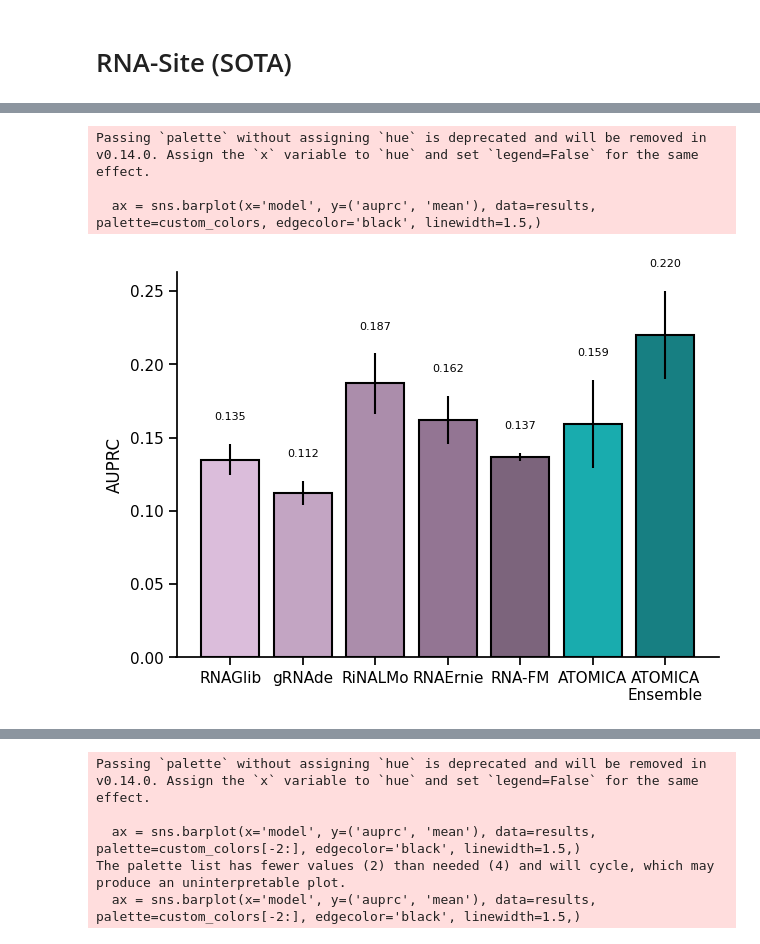
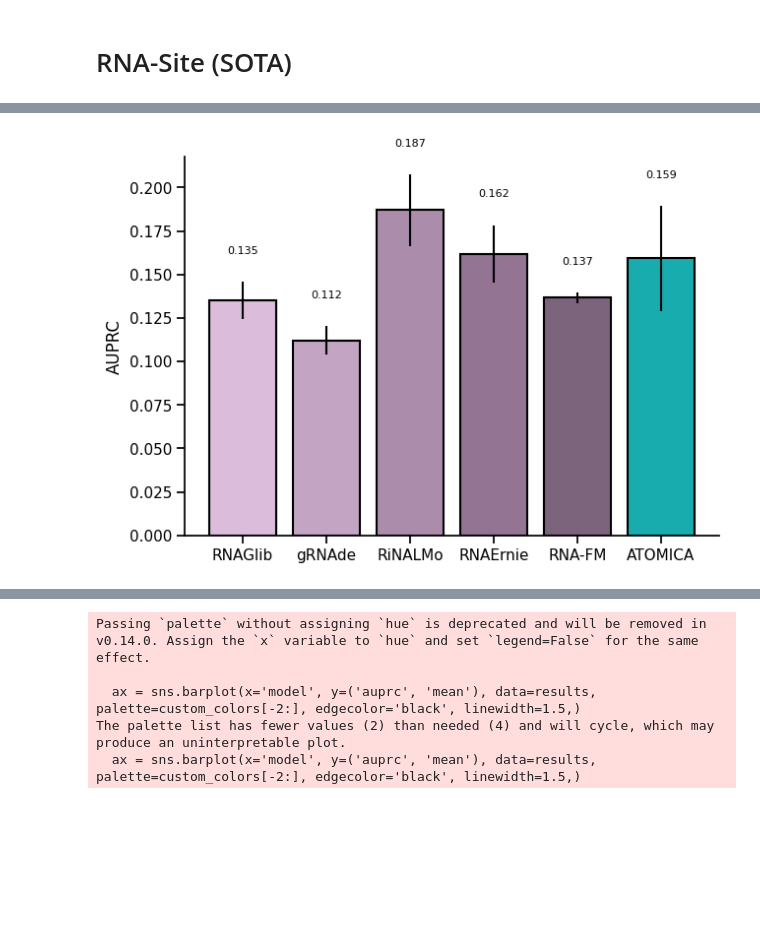
Before and after one commit to mims-harvard/ATOMICA, a Jupyter notebook: case_studies/rnaglib_tasks/inference.ipynb, the cells around one changed output, grey strips where cells are left out. Drawn from its saved outputs; the diff is of its cells as text; code cells hidden in the pictures; blank space fills up the shorter version.

Commit message:
updated results

```diff
--- a/case_studies/rnaglib_tasks/inference.ipynb
+++ b/case_studies/rnaglib_tasks/inference.ipynb
@@ -650,7 +835,7 @@ np.sum(np.logical_and(rnafm_tp==False, atomica_tp)), len(y_true)
 # %%
 results = pd.concat([
     rnaglib_baselines['RNA_Ligand'],
-    baseline_agg_results,
+    baseline_agg_results[~baseline_agg_results.index.str.contains('(ensemble)')],
     atomica_metrics,
 ]).reset_index()
 results.rename(columns={'index': 'model'}, inplace=True)
@@ -889,8 +1155,8 @@ results
 # %%
 results = pd.concat([
     rnaglib_baselines['RNA_Protein'],
-    baseline_agg_results,
-    atomica_metrics,
+    baseline_agg_results[~baseline_agg_results.index.str.contains('(ensemble)')],
+    atomica_metrics[~atomica_metrics.index.str.contains('atomica-ensemble')],
 ]).reset_index()
 results.rename(columns={'index': 'model'}, inplace=True)
 results = results[(~results['model'].str.contains('PRNA')) & (~results['model'].str.contains('-val'))]
@@ -1043,7 +1348,7 @@ Baseline: 0.4230
 # %%
 baselines = []
 for baseline_model in ["rinalmo","rnafm","rnaernie","grnade"]:
-    df = process_atomica_rnafm_mlp_results(f"{DATA_DIR}/{baseline_model}/RNA_Site/", "best_val_f1")
+    df = process_atomica_rnafm_mlp_results(f"{DATA_DIR}/{baseline_model}/RNA_Site", "best_val_f1")
     df['baseline_model'] = baseline_model
     baselines.append(df)
 baselines = pd.concat(baselines)
@@ -1062,3 +1367,26 @@ baseline_agg_results
 | rinalmo | 0.922520 | 0.001412 | 0.511166 | 0.003046 | 0.673028 | 0.015329 | 0.186942 | 0.020545 |
 | rnaernie | 0.922828 | 0.001223 | 0.508625 | 0.012465 | 0.597660 | 0.018456 | 0.161948 | 0.016411 |
 | rnafm | 0.921904 | 0.000000 | 0.500000 | 0.000000 | 0.682820 | 0.012065 | 0.136566 | 0.002877 |
+# %%
+baselines = []
+for baseline_model in ["rinalmo","rnafm","rnaernie","grnade"]:
+    df = process_atomica_rnafm_mlp_results(f"{DATA_DIR}/{baseline_model}/RNA_Site", "best_val_f1")
+    df['baseline_model'] = baseline_model
+    baselines.append(df)
+baselines = pd.concat(baselines).reset_index(drop=True)
+baselines_ensemble = baselines[baselines['version'] == 'ensemble'].copy()
+baselines_ensemble['baseline_model'] = baselines_ensemble['baseline_model'].apply(lambda x: f"{x} (ensemble)")
+baseline_agg_results = baselines[baselines['version'] != 'ensemble'].groupby('baseline_model').agg({
+    'accuracy': ['mean', 'std'],
+    'balanced_accuracy': ['mean', 'std'],
+    'roc_auc': ['mean', 'std'],
+    'auprc': ['mean', 'std'],
+})
+ensemble_agg_results = baselines_ensemble.groupby('baseline_model').agg({
+    'accuracy': ['mean', 'std'],
+    'balanced_accuracy': ['mean', 'std'],
+    'roc_auc': ['mean', 'std'],
+    'auprc': ['mean', 'std'],
+})
+baseline_agg_results = pd.concat([baseline_agg_results, ensemble_agg_results])
+baseline_agg_results
@@ -1241,8 +1583,8 @@ all_metrics[all_metrics['model']=="atomica-no-RNAL"]
 # %%
 results = pd.concat([
     rnaglib_baselines['RNA_Site'],
-    baseline_agg_results,
-    atomica_metrics,
+    baseline_agg_results[~baseline_agg_results.index.str.contains('(ensemble)')],
+    atomica_metrics[~atomica_metrics.index.str.contains('atomica-ensemble')],
 ]).reset_index()
 results.rename(columns={'index': 'model'}, inplace=True)
 results = results[(~results['model'].str.contains('RNAL')) & (~results['model'].str.contains('val'))]
@@ -1252,34 +1594,31 @@ plt.figure(figsize=(7, 5))
 ax = sns.barplot(x='model', y=('auprc', 'mean'), data=results, palette=custom_colors, edgecolor='black', linewidth=1.5,)
 
 # Manually add error bars using the values of mean and std for each model
 x_positions = np.arange(len(results['model']))
 y_means = results[('auprc', 'mean')].values
 y_stds = results[('auprc', 'std')].values
 
 ax.errorbar(
     x=x_positions,
     y=y_means,
     yerr=y_stds,
     fmt='none',
     c='black',
     elinewidth=1.5,
     capsize=0
 )
 
 # Add text labels on top of bars
 for i, (y_mean, y_std) in enumerate(zip(y_means, y_stds)):
     y_pos = y_mean + (y_std if not np.isnan(y_std) else 0) + 0.015
     ax.text(i, y_pos, f'{y_mean:.3f}', ha='center', va='bottom', fontsize=8)
 
 ax.set_xticks(x_positions)
 ax.set_xticklabels([xtick_map[model] for model in results['model']])
 sns.despine()
 ax.set_ylabel('AUPRC')
 ax.set_xlabel('')
 plt.savefig(f"{DATA_DIR}/rna_site_auprc_comparison.svg", format='svg')
 plt.show()
 # %% [output]
-Passing `palette` without assigning `hue` is deprecated and will be removed in v0.14.0. Assign the `x` variable to `hue` and set `legend=False` for the same effect.
-
-  ax = sns.barplot(x='model', y=('auprc', 'mean'), data=results, palette=custom_colors, edgecolor='black', linewidth=1.5,)
-[figure, old version]
+[figure, new version]
```
Also changed, not shown: parts of 24 cells of this notebook, 2 other files.
